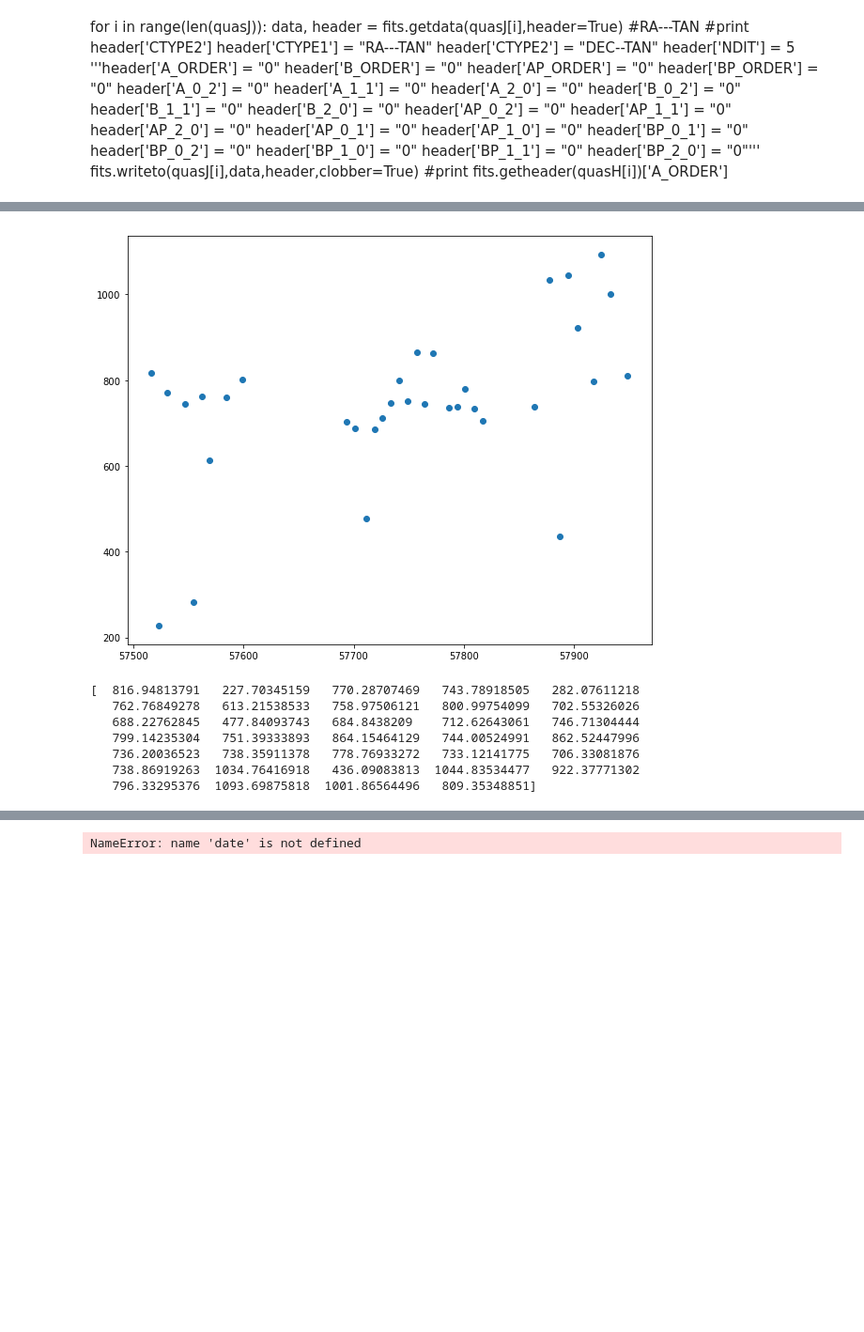
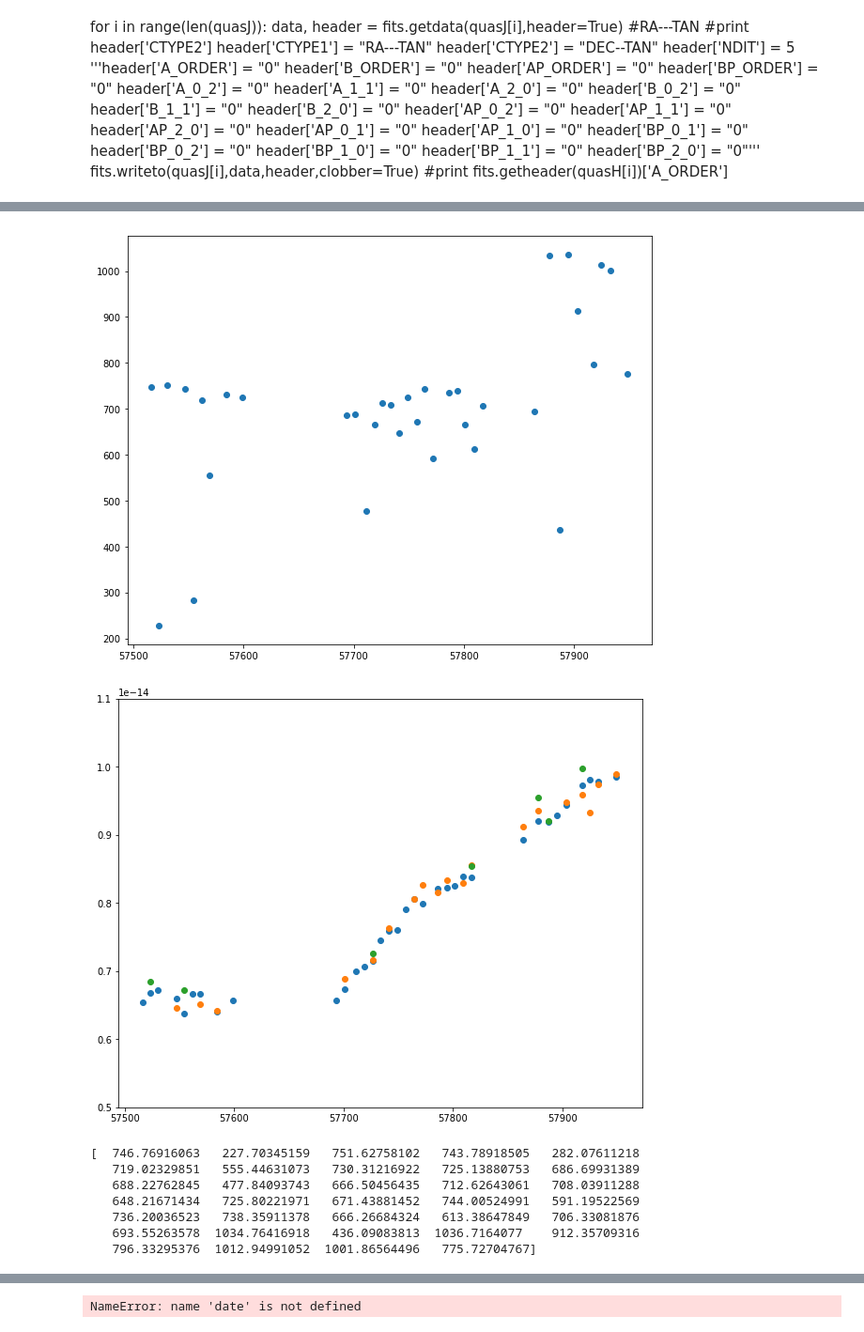
Before and after one commit to LyngeLauritsen/AGNlight, a Jupyter notebook: MasterP/NGC3783/NGC3783K-FLUX-CALIBRATION-NOV.ipynb, the cells around one changed output, grey strips where cells are left out. Shown at 94% size. Cells and saved outputs as stored; diff of their text form; code cells hidden in the pictures; blank space fills up the shorter version.

```diff
--- a/MasterP/NGC3783/NGC3783K-FLUX-CALIBRATION-NOV.ipynb
+++ b/MasterP/NGC3783/NGC3783K-FLUX-CALIBRATION-NOV.ipynb
@@ -425,15 +468,23 @@ np.savetxt('../NOVEMBER/NOV-NGC3783-K',comp_array)
 # %%
 plt.figure(figsize=(10,8))
 plt.scatter(comp_array[:,0],comp_array[:,4])
 plt.show()
 
+plt.figure(figsize=(10,8))
+plt.scatter(comp_array[:,0],comp_array[:,1])
+plt.scatter(comp_array[:,0],comp_array[:,2])
+plt.scatter(comp_array[:,0],comp_array[:,3])
+plt.ylim([5*10**(-15),1.1*10**(-14)])
+plt.show()
+
 print comp_array[:,4]
 # %% [output]
-[figure, old version]
+[figure, new version]
+[figure, added]
-[  816.94813791   227.70345159   770.28707469   743.78918505   282.07611218
-   762.76849278   613.21538533   758.97506121   800.99754099   702.55326026
-   688.22762845   477.84093743   684.8438209    712.62643061   746.71304444
-   799.14235304   751.39333893   864.15464129   744.00524991   862.52447996
-   736.20036523   738.35911378   778.76933272   733.12141775   706.33081876
-   738.86919263  1034.76416918   436.09083813  1044.83534477   922.37771302
-   796.33295376  1093.69875818  1001.86564496   809.35348851]
+[  746.76916063   227.70345159   751.62758102   743.78918505   282.07611218
+   719.02329851   555.44631073   730.31216922   725.13880753   686.69931389
+   688.22762845   477.84093743   666.50456435   712.62643061   708.03911288
+   648.21671434   725.80221971   671.43881452   744.00524991   591.19522569
+   736.20036523   738.35911378   666.26684324   613.38647849   706.33081876
+   693.55263578  1034.76416918   436.09083813  1036.7164077    912.35709316
+   796.33295376  1012.94991052  1001.86564496   775.72704767]
```
Also changed, not shown: parts of 3 cells of this notebook, 20 other files.
